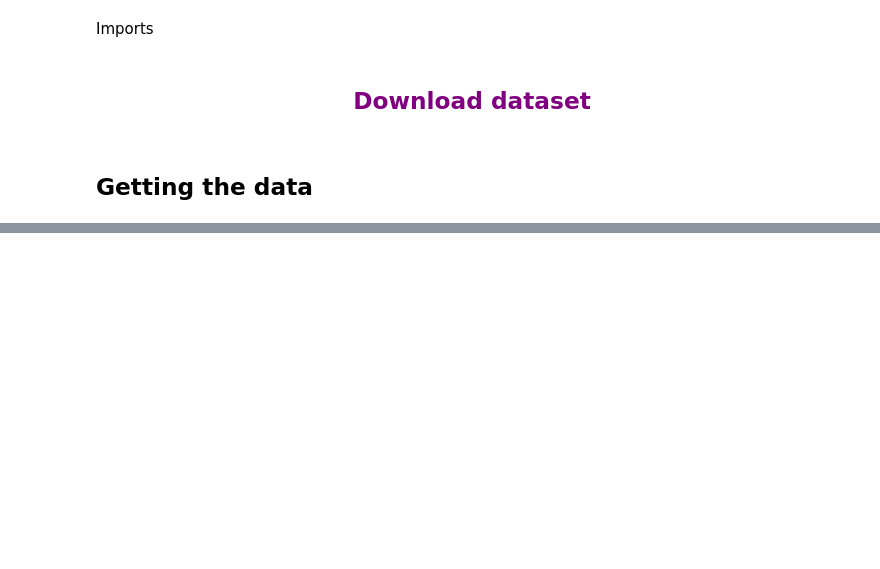
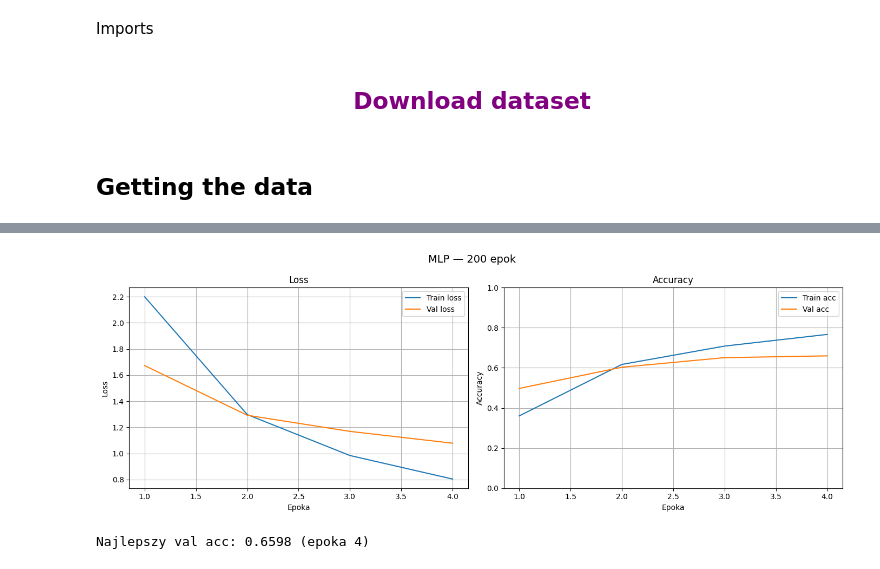
Before and after one commit to Owczany/Semestr-6, a Jupyter notebook: neural_networks/project/task.ipynb, the cells around one changed output, grey strips where cells are left out. Saved outputs shown, nothing was run; the diff lists cells and outputs as text; code cells hidden in the pictures; blank space fills up the shorter version.

```diff
--- a/neural_networks/project/task.ipynb
+++ b/neural_networks/project/task.ipynb
@@ -143,0 +183,17 @@ class MLP(nn.Module):
+# %%
+EPOCHS = 4
+history = {"train_loss": [], "val_loss": [], "train_acc": [], "val_acc": []}
+
+for epoch in range(1, EPOCHS + 1):
+    train_loss, train_acc = train_epoch(model, train_loader, criterion, optimizer, DEVICE, flatten=True)
+    val_loss,   val_acc   = evaluate(model, test_loader, criterion, DEVICE, flatten=True)
+
+    history["train_loss"].append(train_loss)
+    history["val_loss"].append(val_loss)
+    history["train_acc"].append(train_acc)
+    history["val_acc"].append(val_acc)
+
+    if epoch % 1 == 0 or epoch == 1:
+        print(f"Epoch {epoch:3d}/{EPOCHS} | "
+              f"Train loss: {train_loss:.4f}  acc: {train_acc:.4f} | "
+              f"Val loss: {val_loss:.4f}  acc: {val_acc:.4f}")
@@ -143,0 +205,34 @@ class MLP(nn.Module):
+# %%
+import matplotlib.pyplot as plt
+
+epochs = range(1, EPOCHS + 1)
+
+fig, (ax1, ax2) = plt.subplots(1, 2, figsize=(14, 5))
+
+# --- Loss ---
+ax1.plot(epochs, history["train_loss"], label="Train loss")
+ax1.plot(epochs, history["val_loss"],   label="Val loss")
+ax1.set_title("Loss")
+ax1.set_xlabel("Epoka")
+ax1.set_ylabel("Loss")
+ax1.legend()
+ax1.grid(True)
+
+# --- Accuracy ---
+ax2.plot(epochs, history["train_acc"], label="Train acc")
+ax2.plot(epochs, history["val_acc"],   label="Val acc")
+ax2.set_title("Accuracy")
+ax2.set_xlabel("Epoka")
+ax2.set_ylabel("Accuracy")
+ax2.set_ylim(0, 1)
+ax2.legend()
+ax2.grid(True)
+
+plt.suptitle("MLP — 200 epok", fontsize=14)
+plt.tight_layout()
+plt.show()
+
+print(f"\nNajlepszy val acc: {max(history['val_acc']):.4f} (epoka {history['val_acc'].index(max(history['val_acc'])) + 1})")
+# %% [output]
+[figure, added]
+Najlepszy val acc: 0.6598 (epoka 4)
```
Also changed, not shown: parts of 17 cells of this notebook, 15 other files.
